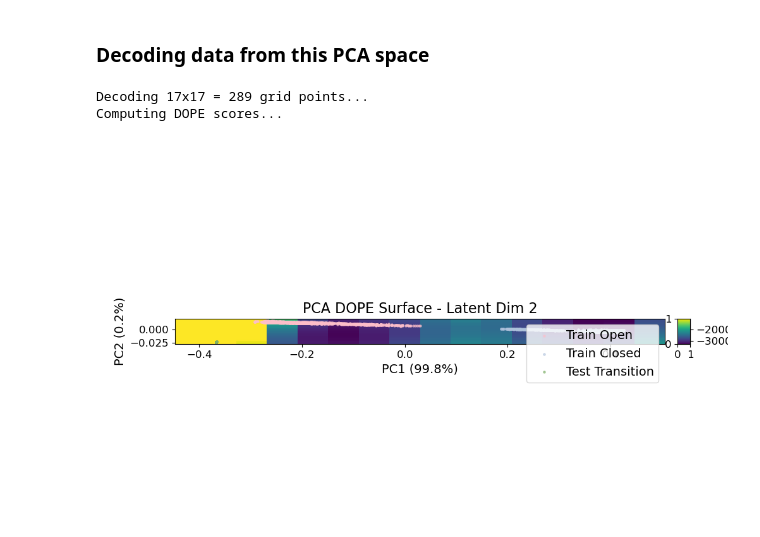
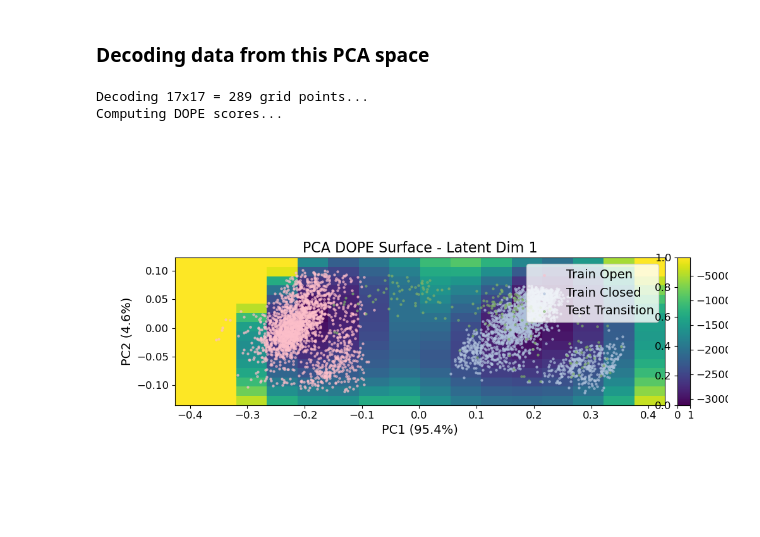
Before and after one commit to briandaniel14/molearn, a Jupyter notebook: analysis/cnn_multi_latent_z.ipynb, the cells around one changed output. Drawn from its saved outputs; the diff is of its cells as text; code cells hidden in the pictures.

```diff
--- a/analysis/cnn_multi_latent_z.ipynb
+++ b/analysis/cnn_multi_latent_z.ipynb
@@ -70,7 +70,7 @@ base_path = r"../results/28-nov-2025-latent-z-n"
 
 device = 'cuda' if torch.cuda.is_available() else 'cpu'
 
-for n in [2]:
+for n in [1, 2, 3, 4, 5, 6, 7, 8, 9, 10]:
 
     log_dfs[n] = pd.read_csv(Path(f"{base_path}/{n}/log.dat"))
     best_epoch = log_dfs[n]['valid_loss'].idxmin()
@@ -80,7 +80,7 @@ for n in [2]:
     checkpoint_path = Path(f"{base_path}/{n}/checkpoint_converged.ckpt")
     checkpoint = torch.load(checkpoint_path, map_location=device, weights_only=False)
 
-    model = AutoEncoder(latent_dim=2, latent_z=1)
+    model = AutoEncoder(latent_z=n)
     model.load_state_dict(checkpoint['model_state_dict'])
 
     models[n] = model
@@ -289,7 +291,7 @@ Latent Dim 10: Total: 100.00%
 ### Decoding data from this PCA space
 # %%
 
-latent_z = 2
+latent_z = 1
 n_samples = 17  # Grid resolution
 margin = 0.1    # 10% margin around data
 refine = False
@@ -368,31 +370,31 @@ ax.set_aspect('equal')
 pca_open = pca.transform(MAs[latent_z].get_encoded('train_open'))
 pca_closed = pca.transform(MAs[latent_z].get_encoded('train_closed'))
 pca_test = pca.transform(MAs[latent_z].get_encoded('test_trans'))
 
 ax.scatter(pca_open[:, 0], pca_open[:, 1], c='#FDBFCA', s=5, alpha=0.6, label='Train Open')
 ax.scatter(pca_closed[:, 0], pca_closed[:, 1], c='#AFC2DC', s=5, alpha=0.6, label='Train Closed')
 ax.scatter(pca_test[:, 0], pca_test[:, 1], c='#7FB069', s=5, alpha=0.6, label='Test Transition')
 ax.legend(loc='upper right')
 
 cbar_ax = fig.add_axes([
     ax.get_position().x1 + 0.02,
     ax.get_position().y0,
     0.02,
     ax.get_position().height,
 ])
 
 cbar_ax = fig.add_axes([
     ax.get_position().x1 + 0.02,
     ax.get_position().y0,
     0.02,
     ax.get_position().height,
 ])
 cb = fig.colorbar(mesh, cax=cbar_ax)
 cb.ax.tick_params(left=False, right=True)
 cb.ax.set_ylabel('DOPE score')
 
 plt.show()
 # %% [output]
 Decoding 17x17 = 289 grid points...
 Computing DOPE scores...
-[figure, old version]
+[figure, new version]
```
Also changed, not shown: parts of 3 cells of this notebook, 2 other files.
